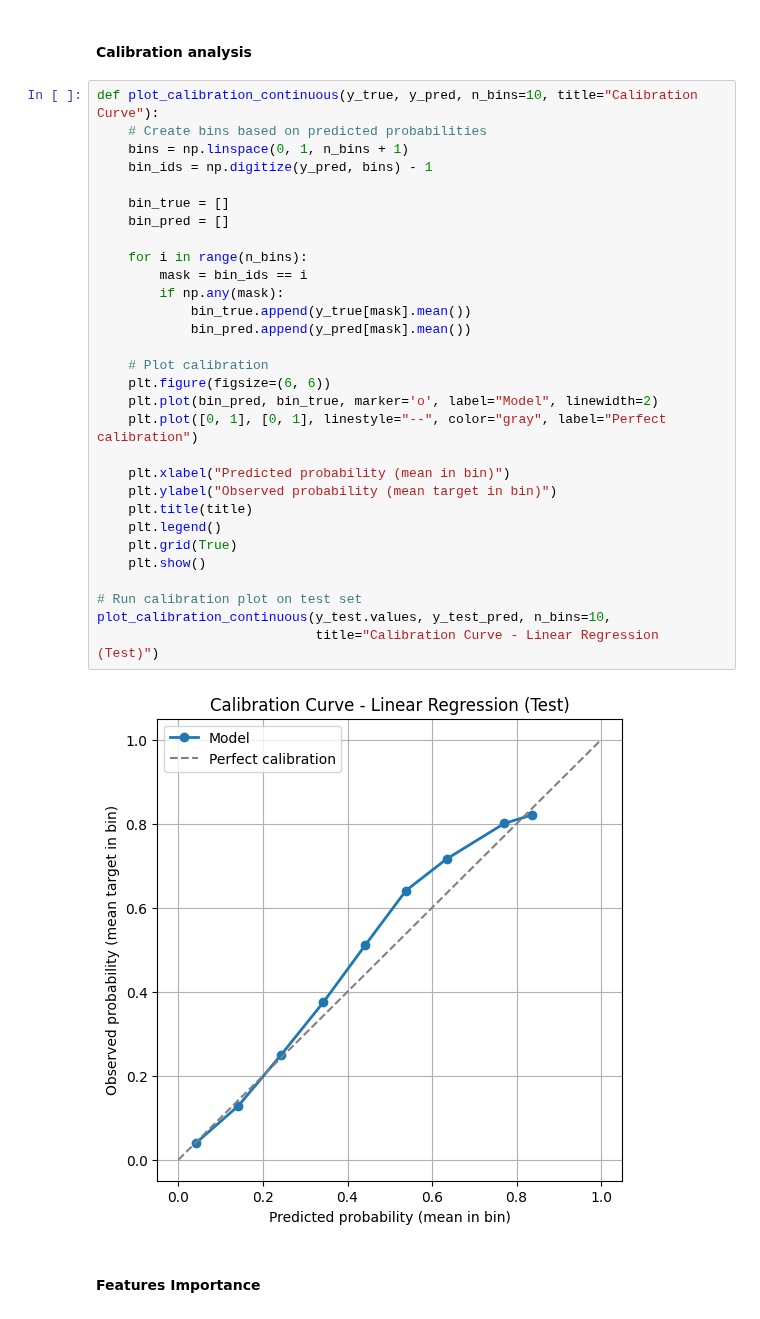
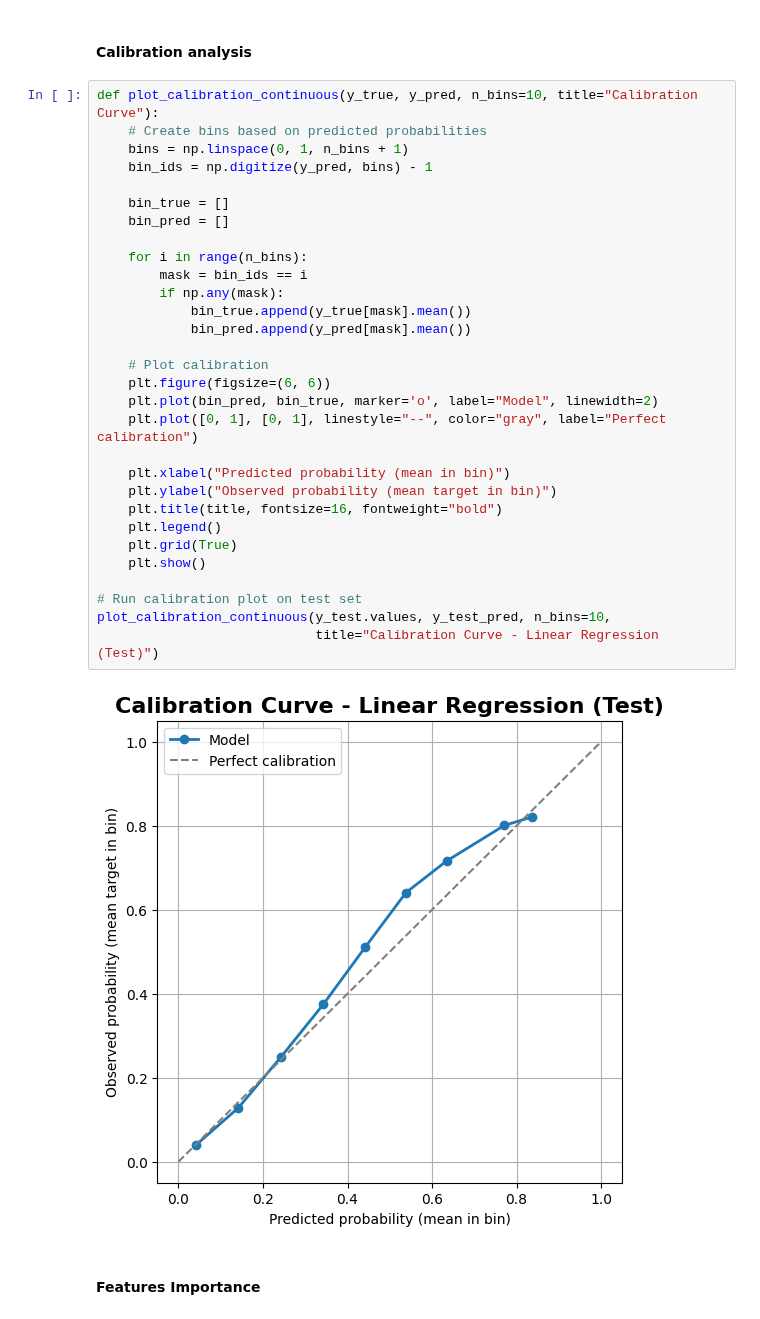
Before and after one commit to Manuele23/Parma-assignment, a Jupyter notebook: task1_xg/04_linear_regression.ipynb, the cells around one changed output. Drawn from its saved outputs; the diff is of its cells as text.

```diff
--- a/task1_xg/04_linear_regression.ipynb
+++ b/task1_xg/04_linear_regression.ipynb
@@ -207,35 +212,35 @@ ExplainedVar: 0.7433
 # %%
 def plot_calibration_continuous(y_true, y_pred, n_bins=10, title="Calibration Curve"):
     # Create bins based on predicted probabilities
     bins = np.linspace(0, 1, n_bins + 1)
     bin_ids = np.digitize(y_pred, bins) - 1
 
     bin_true = []
     bin_pred = []
 
     for i in range(n_bins):
         mask = bin_ids == i
         if np.any(mask):
             bin_true.append(y_true[mask].mean())
             bin_pred.append(y_pred[mask].mean())
 
     # Plot calibration
     plt.figure(figsize=(6, 6))
     plt.plot(bin_pred, bin_true, marker='o', label="Model", linewidth=2)
     plt.plot([0, 1], [0, 1], linestyle="--", color="gray", label="Perfect calibration")
 
     plt.xlabel("Predicted probability (mean in bin)")
     plt.ylabel("Observed probability (mean target in bin)")
-    plt.title(title)
+    plt.title(title, fontsize=16, fontweight="bold")
     plt.legend()
     plt.grid(True)
     plt.show()
 
 # Run calibration plot on test set
 plot_calibration_continuous(y_test.values, y_test_pred, n_bins=10,
                             title="Calibration Curve - Linear Regression (Test)")
 # %% [output]
-[figure, old version]
+[figure, new version]
 # %% [markdown]
 #### Features Importance
 # %%
```
Also changed, not shown: parts of 8 cells of this notebook, 5 other files.
